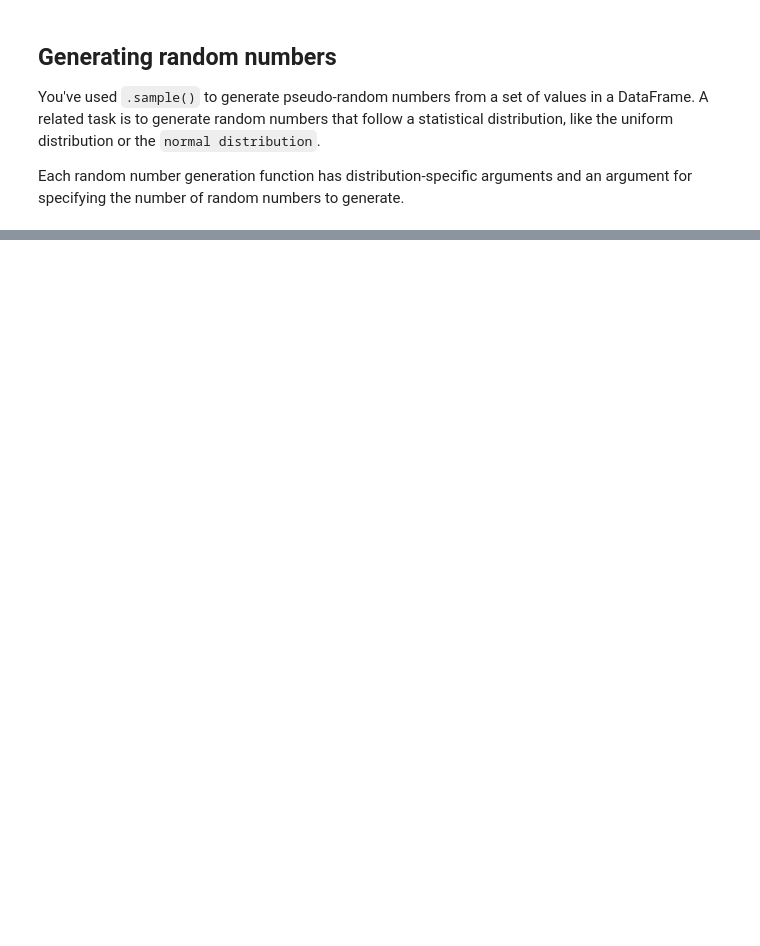
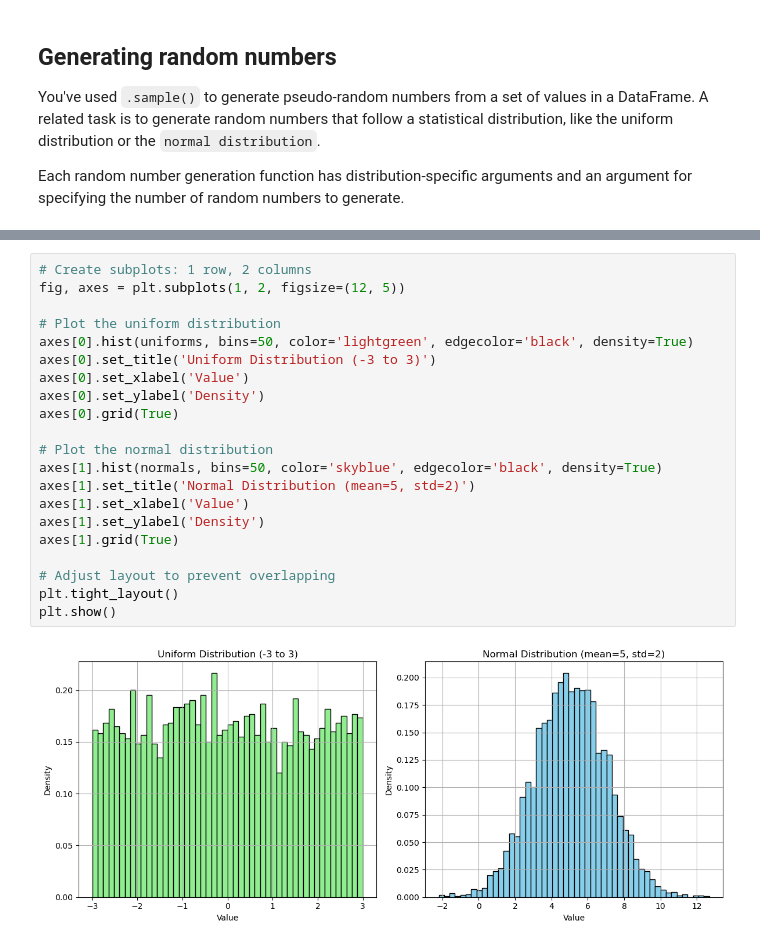
Before and after one commit to aziscript/Python-for-data-analysis, a Jupyter notebook: SamplinginPython.ipynb, the cells around one changed output, grey strips where cells are left out. Drawn from its saved outputs; the diff is of its cells as text; blank space fills up the shorter version.

```diff
--- a/SamplinginPython.ipynb
+++ b/SamplinginPython.ipynb
@@ -192,0 +230,23 @@ Each random number generation function has distribution-specific arguments and a
+# %%
+# Create subplots: 1 row, 2 columns
+fig, axes = plt.subplots(1, 2, figsize=(12, 5))
+
+# Plot the uniform distribution
+axes[0].hist(uniforms, bins=50, color='lightgreen', edgecolor='black', density=True)
+axes[0].set_title('Uniform Distribution (-3 to 3)')
+axes[0].set_xlabel('Value')
+axes[0].set_ylabel('Density')
+axes[0].grid(True)
+
+# Plot the normal distribution
+axes[1].hist(normals, bins=50, color='skyblue', edgecolor='black', density=True)
+axes[1].set_title('Normal Distribution (mean=5, std=2)')
+axes[1].set_xlabel('Value')
+axes[1].set_ylabel('Density')
+axes[1].grid(True)
+
+# Adjust layout to prevent overlapping
+plt.tight_layout()
+plt.show()
+# %% [output]
+[figure, added]
```
Also changed, not shown: parts of 58 cells of this notebook, 3 other files.
